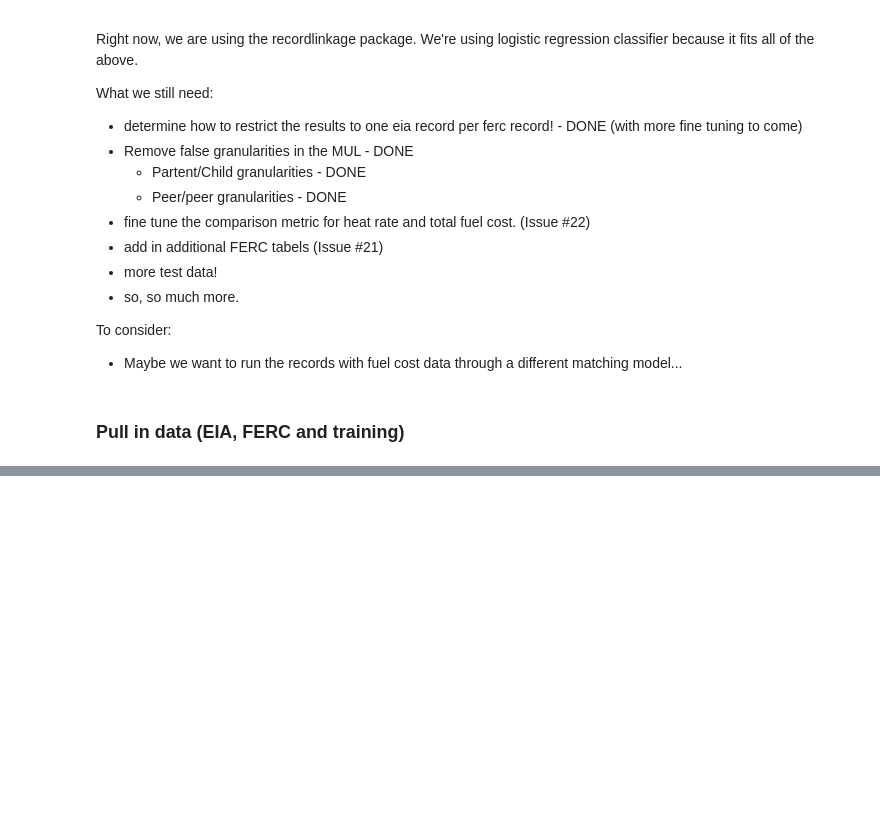
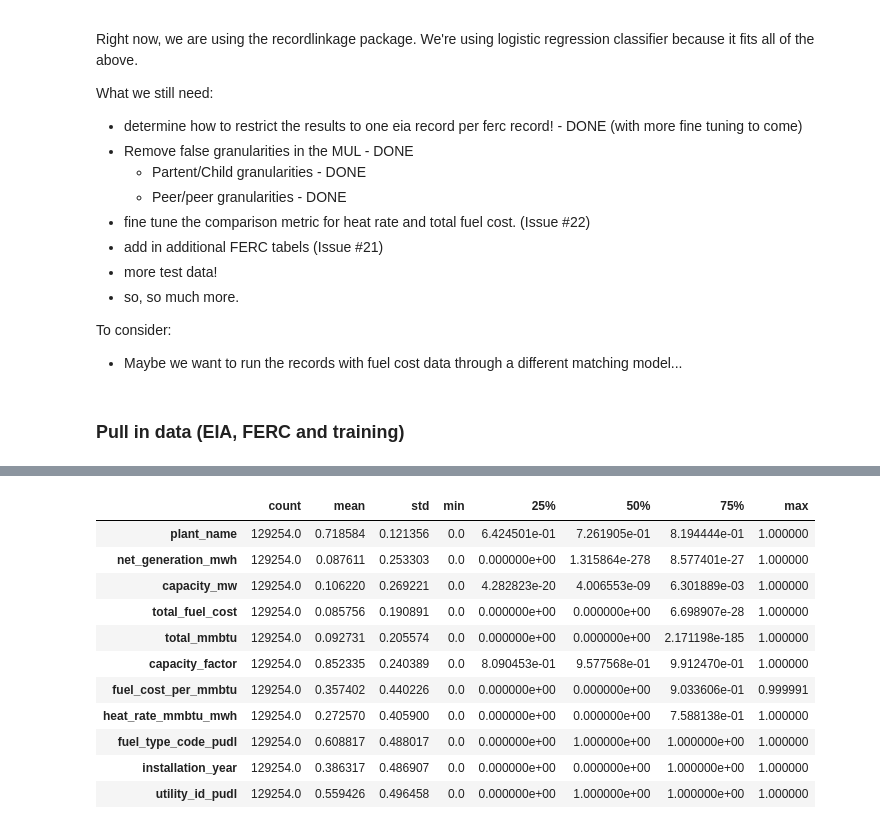
Before and after one commit to catalyst-cooperative/rmi-ferc1-eia, a Jupyter notebook: notebooks/connect_ferc1_to_eia.ipynb, the cells around one changed output, grey strips where cells are left out. Saved outputs shown, nothing was run; the diff lists cells and outputs as text; code cells hidden in the pictures; blank space fills up the shorter version.

```diff
--- a/notebooks/connect_ferc1_to_eia.ipynb
+++ b/notebooks/connect_ferc1_to_eia.ipynb
@@ -339,0 +122,15 @@ dfB[((dfB['plant_id_eia'] == 7991)
+# %%
+matches.features_all.describe().T
+# %% [output]
+|  | count | mean | std | min | 25% | 50% | 75% | max |
+| plant_name | 129254.0 | 0.718584 | 0.121356 | 0.0 | 6.424501e-01 | 7.261905e-01 | 8.194444e-01 | 1.000000 |
+| net_generation_mwh | 129254.0 | 0.087611 | 0.253303 | 0.0 | 0.000000e+00 | 1.315864e-278 | 8.577401e-27 | 1.000000 |
+| capacity_mw | 129254.0 | 0.106220 | 0.269221 | 0.0 | 4.282823e-20 | 4.006553e-09 | 6.301889e-03 | 1.000000 |
+| total_fuel_cost | 129254.0 | 0.085756 | 0.190891 | 0.0 | 0.000000e+00 | 0.000000e+00 | 6.698907e-28 | 1.000000 |
+| total_mmbtu | 129254.0 | 0.092731 | 0.205574 | 0.0 | 0.000000e+00 | 0.000000e+00 | 2.171198e-185 | 1.000000 |
+| capacity_factor | 129254.0 | 0.852335 | 0.240389 | 0.0 | 8.090453e-01 | 9.577568e-01 | 9.912470e-01 | 1.000000 |
+| fuel_cost_per_mmbtu | 129254.0 | 0.357402 | 0.440226 | 0.0 | 0.000000e+00 | 0.000000e+00 | 9.033606e-01 | 0.999991 |
+| heat_rate_mmbtu_mwh | 129254.0 | 0.272570 | 0.405900 | 0.0 | 0.000000e+00 | 0.000000e+00 | 7.588138e-01 | 1.000000 |
+| fuel_type_code_pudl | 129254.0 | 0.608817 | 0.488017 | 0.0 | 0.000000e+00 | 1.000000e+00 | 1.000000e+00 | 1.000000 |
+| installation_year | 129254.0 | 0.386317 | 0.486907 | 0.0 | 0.000000e+00 | 0.000000e+00 | 1.000000e+00 | 1.000000 |
+| utility_id_pudl | 129254.0 | 0.559426 | 0.496458 | 0.0 | 0.000000e+00 | 1.000000e+00 | 1.000000e+00 | 1.000000 |
```
Also changed, not shown: parts of 44 cells of this notebook, 1 other file.
